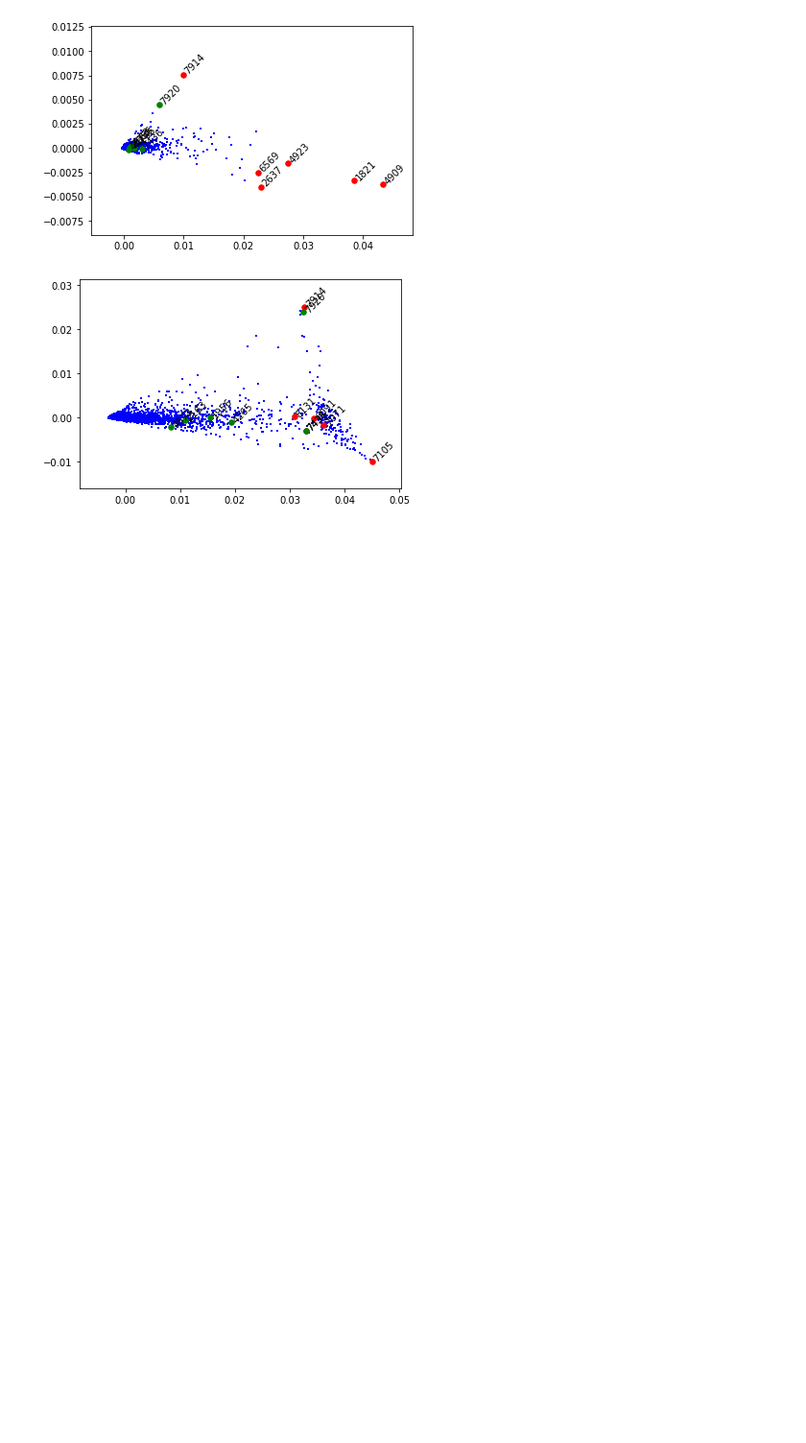
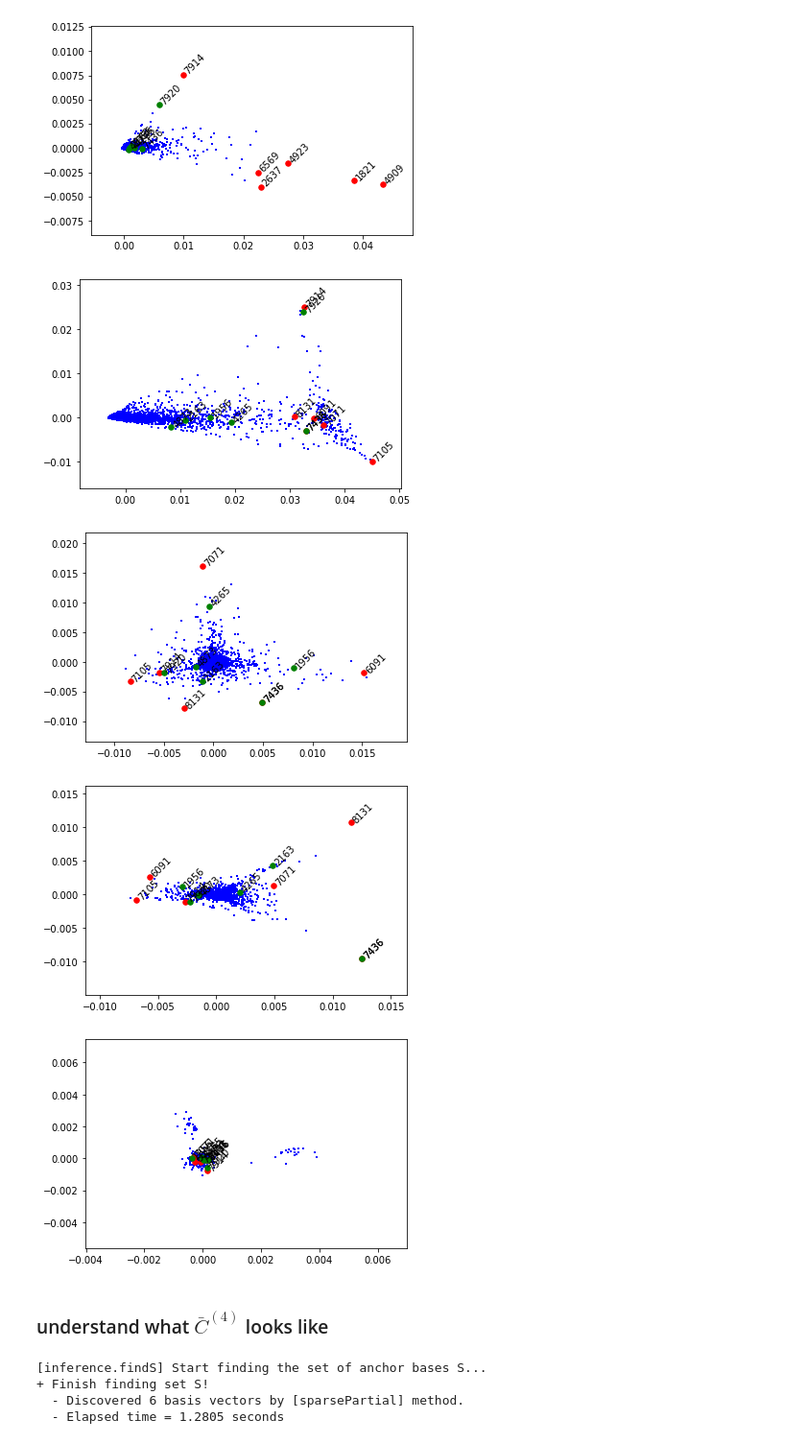
Before and after one commit to zihao12/pyJSMF-RAW, a Jupyter notebook: experiments/scaling_C.ipynb, the cells around one changed output. Shown at 96% size. Drawn from its saved outputs; the diff is of its cells as text; code cells hidden in the pictures; blank space fills up the shorter version.

```diff
--- a/experiments/scaling_C.ipynb
+++ b/experiments/scaling_C.ipynb
@@ -206,3 +210,23 @@ vis_extremal2(Cbar4_pj, S0, S4, which_dim = which_dim, annotate=True,fontsize=10
 [figure]
 [figure]
 [figure]
+# %%
+vis_extremal2(Cbar4_pj, S0, S4, which_dim = [2, 3], annotate=True,fontsize=10)
+vis_extremal2(Cbar4_pj, S0, S4, which_dim = [4, 5], annotate=True,fontsize=10)
+vis_extremal2(Cbar4_pj, S0, S4, which_dim = [6, 7], annotate=True,fontsize=10)
+# %% [output]
+[figure, added]
+[figure, added]
+[figure, added]
+# %% [markdown]
+### understand what $\bar{C}^{(4)}$ looks like
+# %%
+%%capture
+Cbar4_true = Ctrue / d[:, None]
+Cbar4_true_pj = pca_proj(Cbar4_true)
+S40, _, _ = findS(Cbar4_true, k)
+# %% [output]
+[inference.findS] Start finding the set of anchor bases S...
++ Finish finding set S!
+  - Discovered 6 basis vectors by [sparsePartial] method.
+  - Elapsed time = 1.2805 seconds
```
Also changed, not shown: parts of 7 cells of this notebook.
